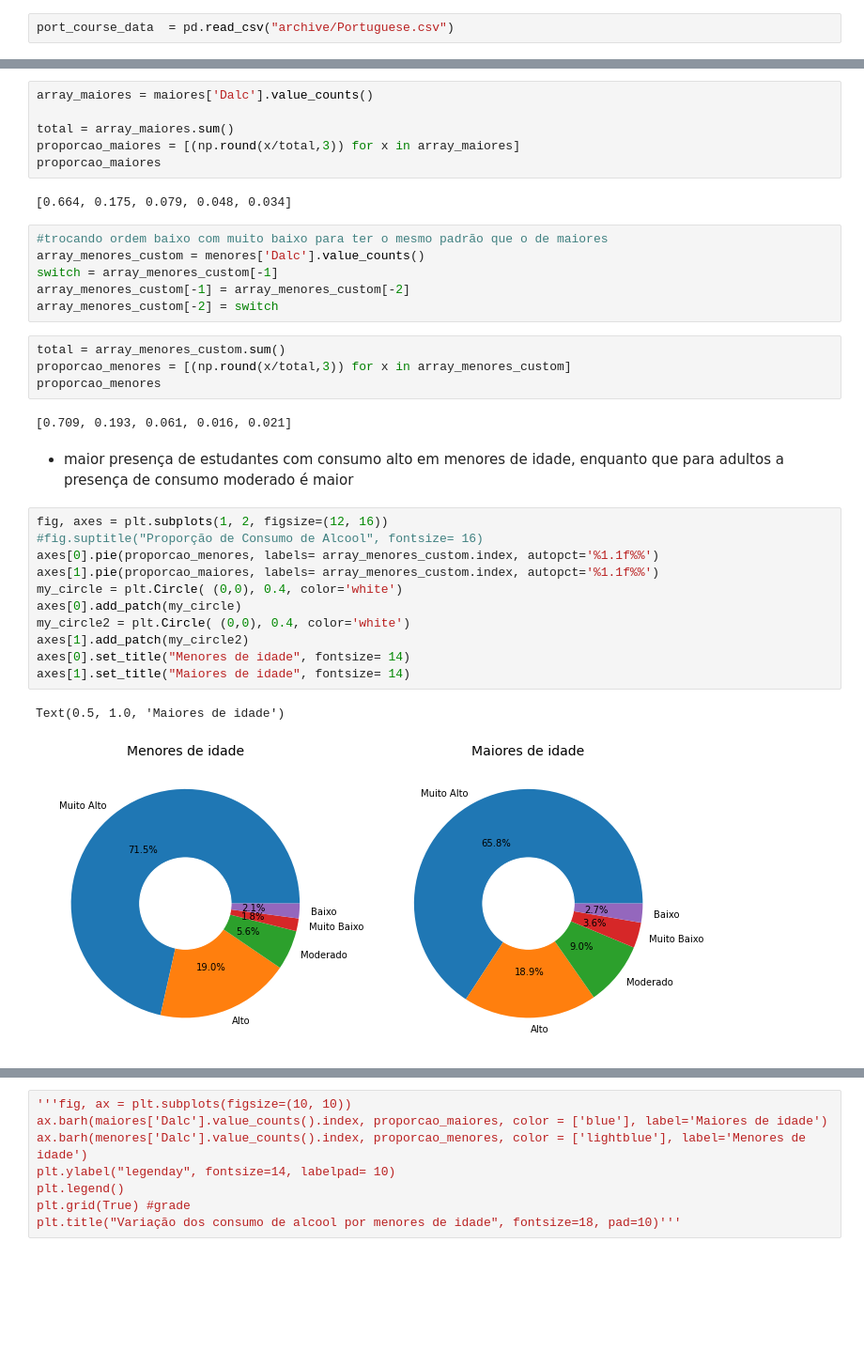
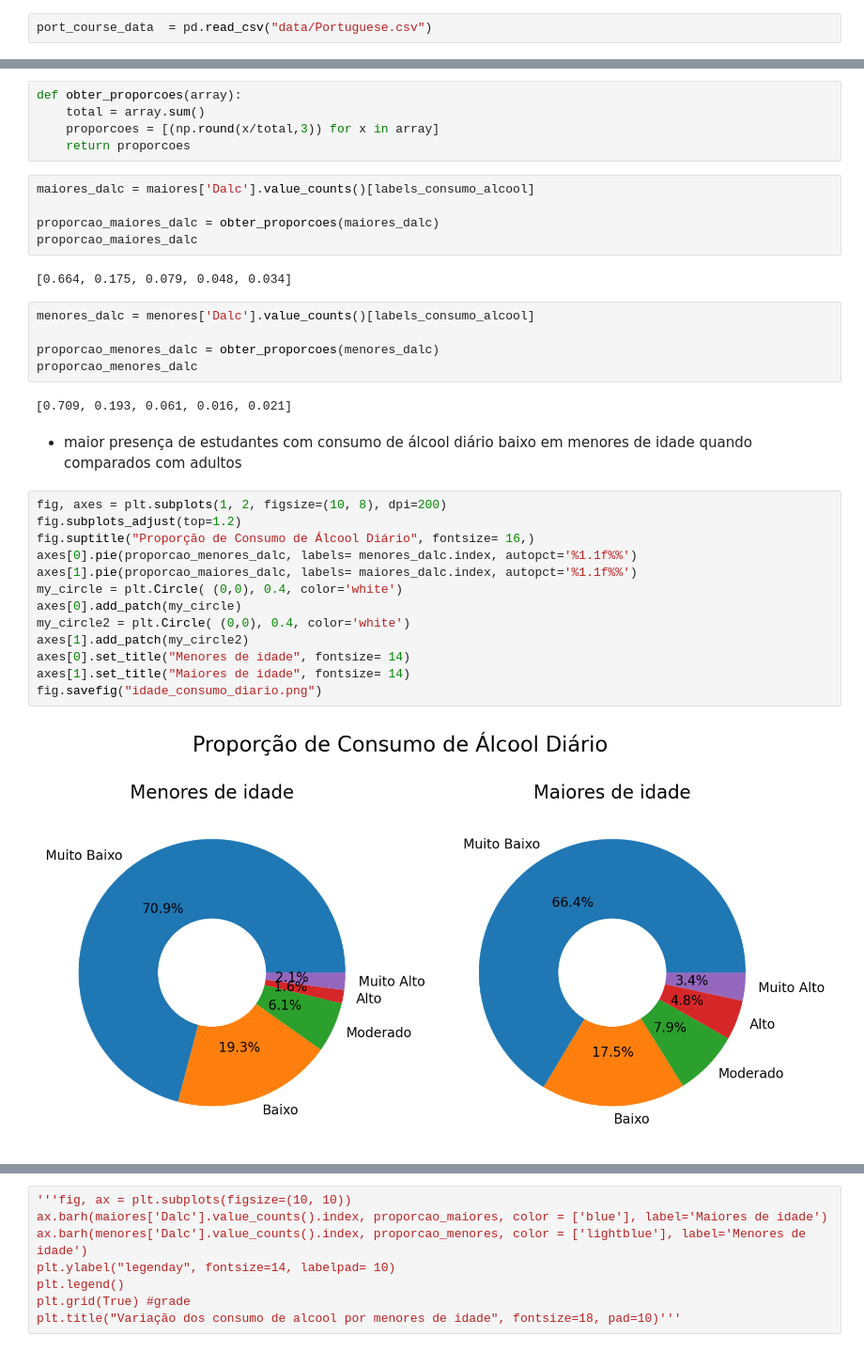
Before and after one commit to IamNivestar/exploratory_analysis_alcohol-effects, a Jupyter notebook: analysis_code.ipynb, the cells around one changed output, grey strips where cells are left out. Shown at 94% size. Saved outputs shown, nothing was run; the diff lists cells and outputs as text; blank space fills up the shorter version.

```diff
--- a/analysis_code.ipynb
+++ b/analysis_code.ipynb
@@ -19,5 +19,5 @@ maths_course_data = pd.read_csv("archive/Maths.csv")
 # %%
-port_course_data  = pd.read_csv("archive/Portuguese.csv")
+port_course_data  = pd.read_csv("data/Portuguese.csv")
 # %%
 maths_course_data.shape
 # %% [output]
@@ -141,36 +156,36 @@ maiores = df.loc[ (df.age >= 18)]
+# %%
+def obter_proporcoes(array):
+    total = array.sum()
+    proporcoes = [(np.round(x/total,3)) for x in array]
+    return proporcoes
 # %%
-array_maiores = maiores['Dalc'].value_counts()
+maiores_dalc = maiores['Dalc'].value_counts()[labels_consumo_alcool]
 
-total = array_maiores.sum()
-proporcao_maiores = [(np.round(x/total,3)) for x in array_maiores]
-proporcao_maiores
+proporcao_maiores_dalc = obter_proporcoes(maiores_dalc)
+proporcao_maiores_dalc
 # %% [output]
 [0.664, 0.175, 0.079, 0.048, 0.034]
 # %%
-#trocando ordem baixo com muito baixo para ter o mesmo padrão que o de maiores
-array_menores_custom = menores['Dalc'].value_counts()
-switch = array_menores_custom[-1]
-array_menores_custom[-1] = array_menores_custom[-2]
-array_menores_custom[-2] = switch
+menores_dalc = menores['Dalc'].value_counts()[labels_consumo_alcool]
+
+proporcao_menores_dalc = obter_proporcoes(menores_dalc)
+proporcao_menores_dalc
+# %% [output]
+[0.709, 0.193, 0.061, 0.016, 0.021]
-# %%
-total = array_menores_custom.sum()
-proporcao_menores = [(np.round(x/total,3)) for x in array_menores_custom]
-proporcao_menores
-# %% [output]
-[0.709, 0.193, 0.061, 0.016, 0.021]
 # %% [markdown]
-- maior presença de estudantes com consumo alto em menores de idade, enquanto que para adultos a presença de consumo moderado é maior
+- maior presença de estudantes com consumo de álcool diário baixo em menores de idade quando comparados com adultos
 # %%
-fig, axes = plt.subplots(1, 2, figsize=(12, 16))
-#fig.suptitle("Proporção de Consumo de Alcool", fontsize= 16)
-axes[0].pie(proporcao_menores, labels= array_menores_custom.index, autopct='%1.1f%%')
-axes[1].pie(proporcao_maiores, labels= array_menores_custom.index, autopct='%1.1f%%')
+fig, axes = plt.subplots(1, 2, figsize=(10, 8), dpi=200)
+fig.subplots_adjust(top=1.2)
+fig.suptitle("Proporção de Consumo de Álcool Diário", fontsize= 16,)
+axes[0].pie(proporcao_menores_dalc, labels= menores_dalc.index, autopct='%1.1f%%')
+axes[1].pie(proporcao_maiores_dalc, labels= maiores_dalc.index, autopct='%1.1f%%')
 my_circle = plt.Circle( (0,0), 0.4, color='white')
 axes[0].add_patch(my_circle)
 my_circle2 = plt.Circle( (0,0), 0.4, color='white')
 axes[1].add_patch(my_circle2)
 axes[0].set_title("Menores de idade", fontsize= 14)
 axes[1].set_title("Maiores de idade", fontsize= 14)
+fig.savefig("idade_consumo_diario.png")
 # %% [output]
-Text(0.5, 1.0, 'Maiores de idade')
-[figure, old version]
+[figure, new version]
```
Also changed, not shown: parts of 15 cells of this notebook, 4 other files.
